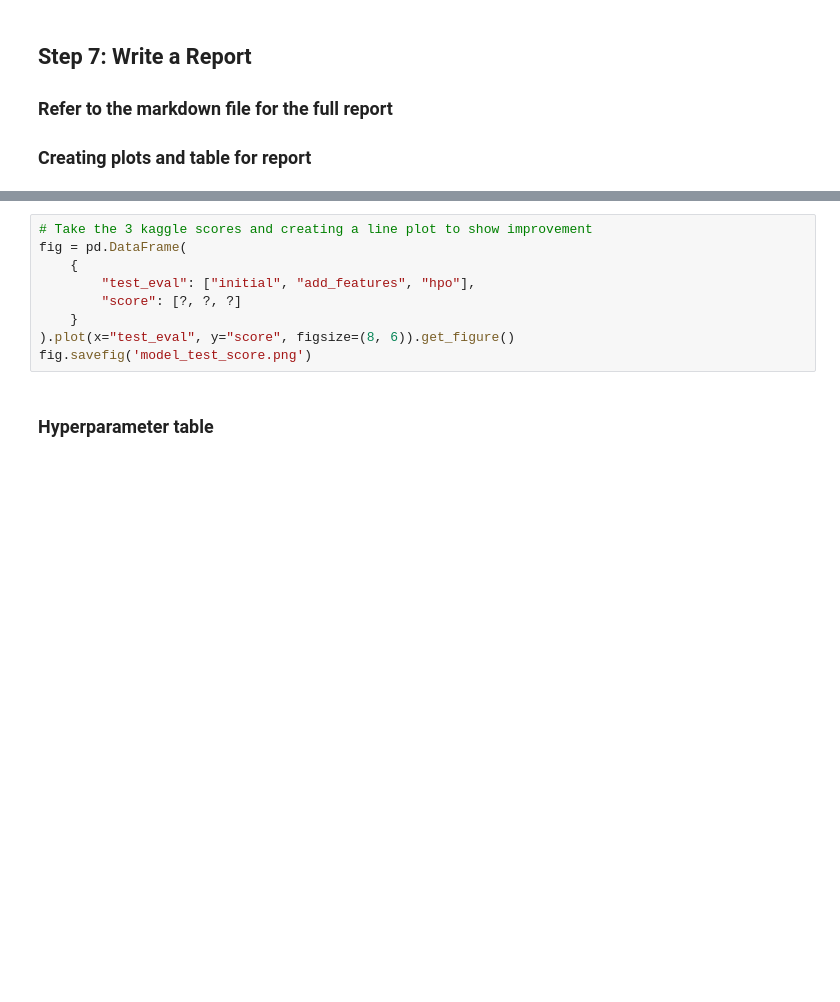
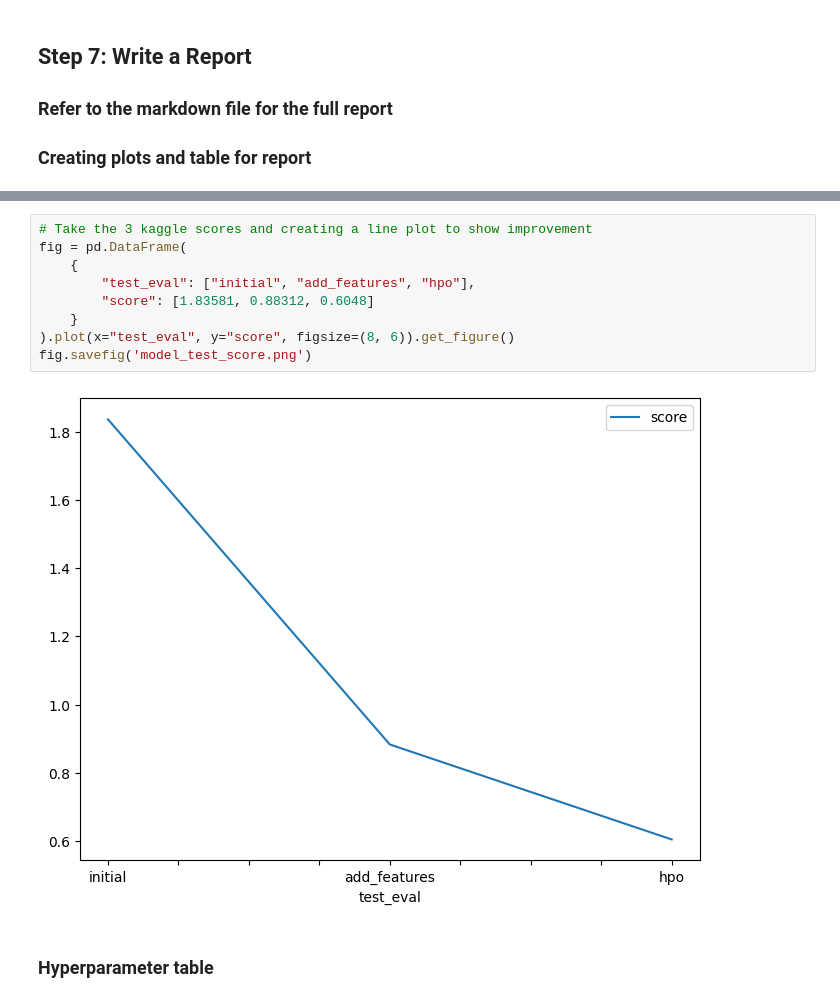
Before and after one commit to akcsbc/cd0385-project-starter, a Jupyter notebook: project/project-template.ipynb, the cells around one changed output, grey strips where cells are left out. Cells and saved outputs as stored; diff of their text form; blank space fills up the shorter version.

```diff
--- a/project/project-template.ipynb
+++ b/project/project-template.ipynb
@@ -547,12 +765,14 @@ fig.savefig('model_train_score.png')
 # %%
 # Take the 3 kaggle scores and creating a line plot to show improvement
 fig = pd.DataFrame(
     {
         "test_eval": ["initial", "add_features", "hpo"],
-        "score": [?, ?, ?]
+        "score": [1.83581, 0.88312, 0.6048]
     }
 ).plot(x="test_eval", y="score", figsize=(8, 6)).get_figure()
 fig.savefig('model_test_score.png')
+# %% [output]
+[figure, added]
 # %% [markdown]
 ### Hyperparameter table
 # %%
```
Also changed, not shown: parts of 12 cells of this notebook, 4 other files.
